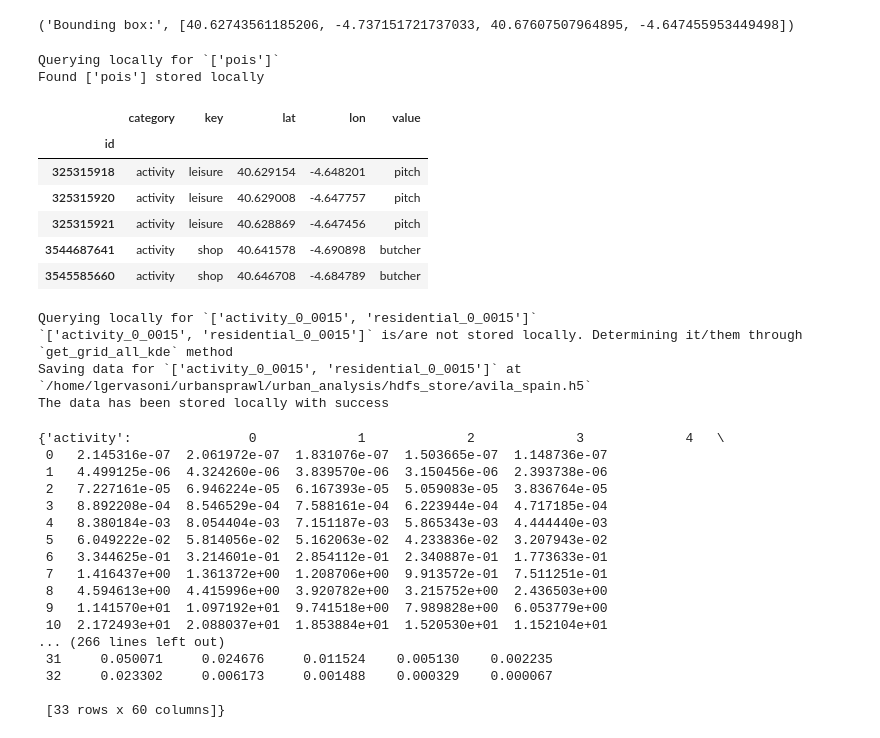
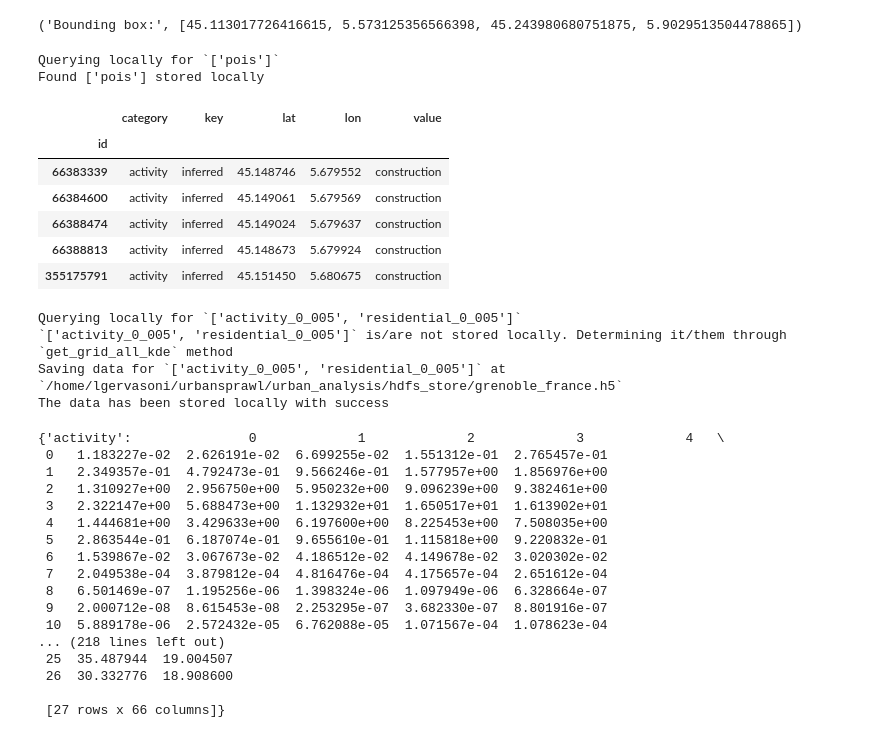
Before and after one commit to martibosch/landusemix, a Jupyter notebook: urban_analysis/notebooks/analysis_example.ipynb, the cells around one changed output. Cells and saved outputs as stored; diff of their text form; code cells hidden in the pictures.

```diff
--- a/urban_analysis/notebooks/analysis_example.ipynb
+++ b/urban_analysis/notebooks/analysis_example.ipynb
@@ -18,42 +15,44 @@ The autoreload extension is already loaded. To reload it, use:
 # %%
 from analysis import Analysis
+city_ref = 'grenoble_france'
+#city_ref = 'avila_spain'
 
-avila = Analysis('avila_spain', pois_shp_path = "cities/avila_spain/full_uses.shp")
+city = Analysis(city_ref, pois_shp_path = "cities/"+city_ref+"/full_uses.shp", grid_step=.005)
 # %% [output]
-('Bounding box:', [40.62743561185206, -4.737151721737033, 40.67607507964895, -4.647455953449498])
+('Bounding box:', [45.113017726416615, 5.573125356566398, 45.243980680751875, 5.9029513504478865])
 # %%
-avila.pois.head()
+city.pois.head()
 # %% [output]
 Querying locally for `['pois']`
 Found ['pois'] stored locally
 |  | category | key | lat | lon | value |
 | id |  |  |  |  |  |
-| 325315918 | activity | leisure | 40.629154 | -4.648201 | pitch |
-| 325315920 | activity | leisure | 40.629008 | -4.647757 | pitch |
-| 325315921 | activity | leisure | 40.628869 | -4.647456 | pitch |
-| 3544687641 | activity | shop | 40.641578 | -4.690898 | butcher |
-| 3545585660 | activity | shop | 40.646708 | -4.684789 | butcher |
+| 66383339 | activity | inferred | 45.148746 | 5.679552 | construction |
+| 66384600 | activity | inferred | 45.149061 | 5.679569 | construction |
+| 66388474 | activity | inferred | 45.149024 | 5.679637 | construction |
+| 66388813 | activity | inferred | 45.148673 | 5.679924 | construction |
+| 355175791 | activity | inferred | 45.151450 | 5.680675 | construction |
 # %%
-avila.kde
+city.kde
 # %% [output]
-Querying locally for `['activity_0_0015', 'residential_0_0015']`
-`['activity_0_0015', 'residential_0_0015']` is/are not stored locally. Determining it/them through `get_grid_all_kde` method
-Saving data for `['activity_0_0015', 'residential_0_0015']` at `/home/lgervasoni/urbansprawl/urban_analysis/hdfs_store/avila_spain.h5`
+Querying locally for `['activity_0_005', 'residential_0_005']`
+`['activity_0_005', 'residential_0_005']` is/are not stored locally. Determining it/them through `get_grid_all_kde` method
+Saving data for `['activity_0_005', 'residential_0_005']` at `/home/lgervasoni/urbansprawl/urban_analysis/hdfs_store/grenoble_france.h5`
 The data has been stored locally with success
 {'activity':               0             1             2             3             4   \
- 0   2.145316e-07  2.061972e-07  1.831076e-07  1.503665e-07  1.148736e-07
- 1   4.499125e-06  4.324260e-06  3.839570e-06  3.150456e-06  2.393738e-06
- 2   7.227161e-05  6.946224e-05  6.167393e-05  5.059083e-05  3.836764e-05
- 3   8.892208e-04  8.546529e-04  7.588161e-04  6.223944e-04  4.717185e-04
- 4   8.380184e-03  8.054404e-03  7.151187e-03  5.865343e-03  4.444440e-03
- 5   6.049222e-02  5.814056e-02  5.162063e-02  4.233836e-02  3.207943e-02
- 6   3.344625e-01  3.214601e-01  2.854112e-01  2.340887e-01  1.773633e-01
- 7   1.416437e+00  1.361372e+00  1.208706e+00  9.913572e-01  7.511251e-01
- 8   4.594613e+00  4.415996e+00  3.920782e+00  3.215752e+00  2.436503e+00
- 9   1.141570e+01  1.097192e+01  9.741518e+00  7.989828e+00  6.053779e+00
- 10  2.172493e+01  2.088037e+01  1.853884e+01  1.520530e+01  1.152104e+01
-... (266 lines left out)
- 31     0.050071     0.024676     0.011524    0.005130    0.002235
- 32     0.023302     0.006173     0.001488    0.000329    0.000067
+ 0   1.183227e-02  2.626191e-02  6.699255e-02  1.551312e-01  2.765457e-01
+ 1   2.349357e-01  4.792473e-01  9.566246e-01  1.577957e+00  1.856976e+00
+ 2   1.310927e+00  2.956750e+00  5.950232e+00  9.096239e+00  9.382461e+00
+ 3   2.322147e+00  5.688473e+00  1.132932e+01  1.650517e+01  1.613902e+01
+ 4   1.444681e+00  3.429633e+00  6.197600e+00  8.225453e+00  7.508035e+00
+ 5   2.863544e-01  6.187074e-01  9.655610e-01  1.115818e+00  9.220832e-01
+ 6   1.539867e-02  3.067673e-02  4.186512e-02  4.149678e-02  3.020302e-02
+ 7   2.049538e-04  3.879812e-04  4.816476e-04  4.175657e-04  2.651612e-04
+ 8   6.501469e-07  1.195256e-06  1.398324e-06  1.097949e-06  6.328664e-07
+ 9   2.000712e-08  8.615453e-08  2.253295e-07  3.682330e-07  8.801916e-07
+ 10  5.889178e-06  2.572432e-05  6.762088e-05  1.071567e-04  1.078623e-04
+... (218 lines left out)
+ 25  35.487944  19.004507
+ 26  30.332776  18.908600
 
- [33 rows x 60 columns]}
+ [27 rows x 66 columns]}
```
Also changed, not shown: parts of 8 cells of this notebook, 2 other files.
